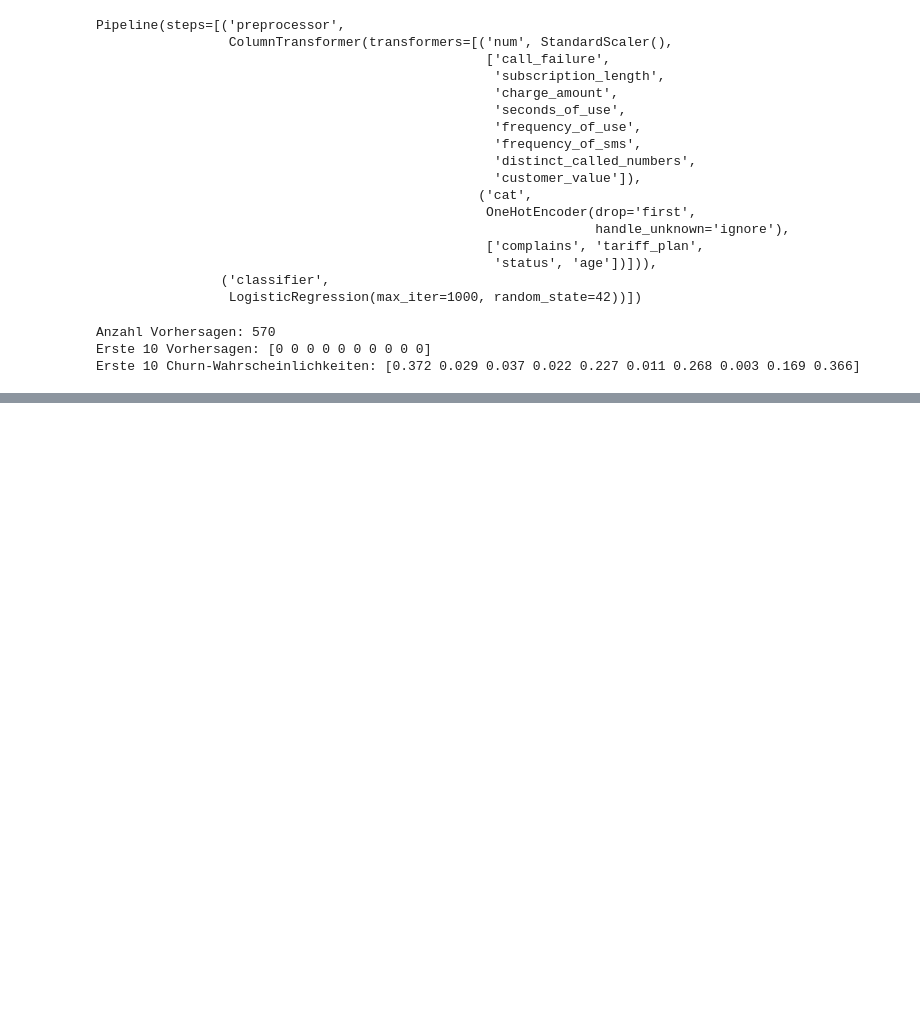
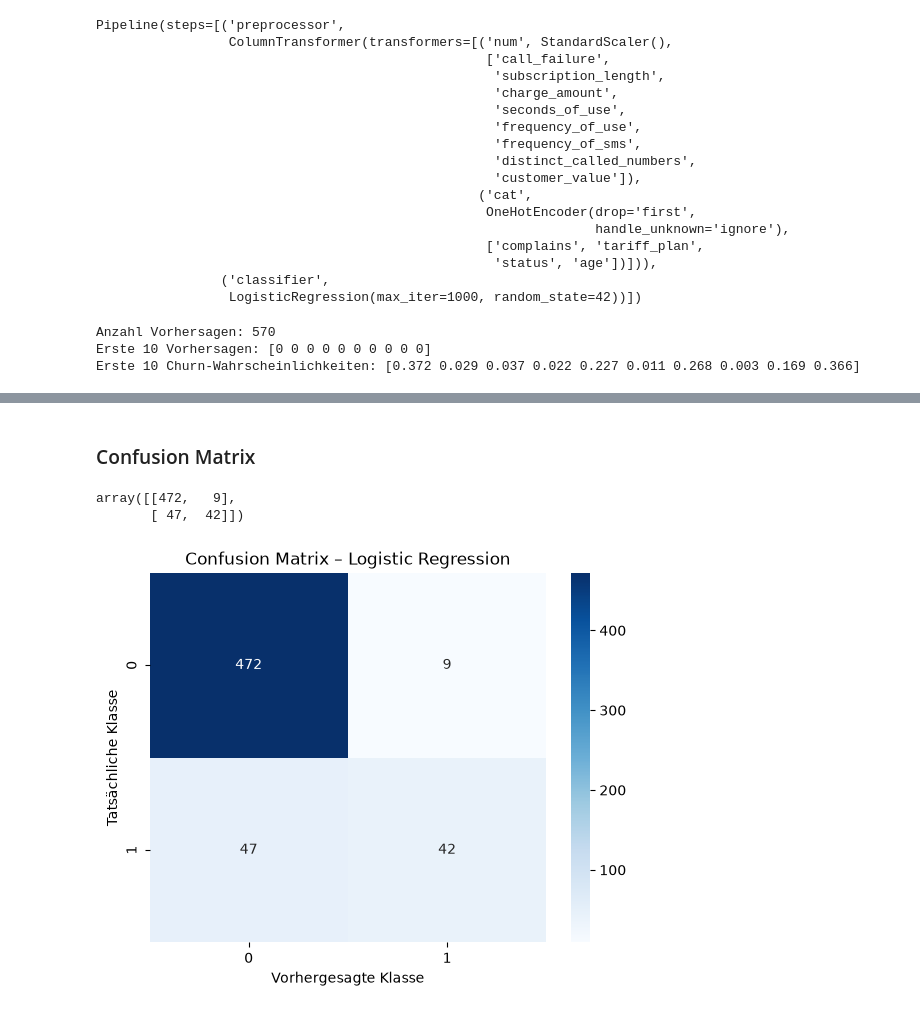
Before and after one commit to selma1405/telecom-customer-churn, a Jupyter notebook: notebooks/03_modeling.ipynb, the cells around one changed output, grey strips where cells are left out. Cells and saved outputs as stored; diff of their text form; code cells hidden in the pictures; blank space fills up the shorter version.

Commit message:
eval: evaluate logistic regression

```diff
--- a/notebooks/03_modeling.ipynb
+++ b/notebooks/03_modeling.ipynb
@@ -191,0 +237,23 @@ Erste 10 Churn-Wahrscheinlichkeiten: [0.372 0.029 0.037 0.022 0.227 0.011 0.268
+# %% [markdown]
+### Confusion Matrix
+# %%
+cm_logistic = confusion_matrix(y_test, y_pred_logistic)
+
+cm_logistic
+# %% [output]
+array([[472,   9],
+       [ 47,  42]])
+# %%
+sns.heatmap(
+    cm_logistic,
+    annot=True,
+    fmt="d",
+    cmap="Blues"
+)
+
+plt.title("Confusion Matrix – Logistic Regression")
+plt.xlabel("Vorhergesagte Klasse")
+plt.ylabel("Tatsächliche Klasse")
+plt.show()
+# %% [output]
+[figure, added]
```
Also changed, not shown: parts of 7 cells of this notebook.
